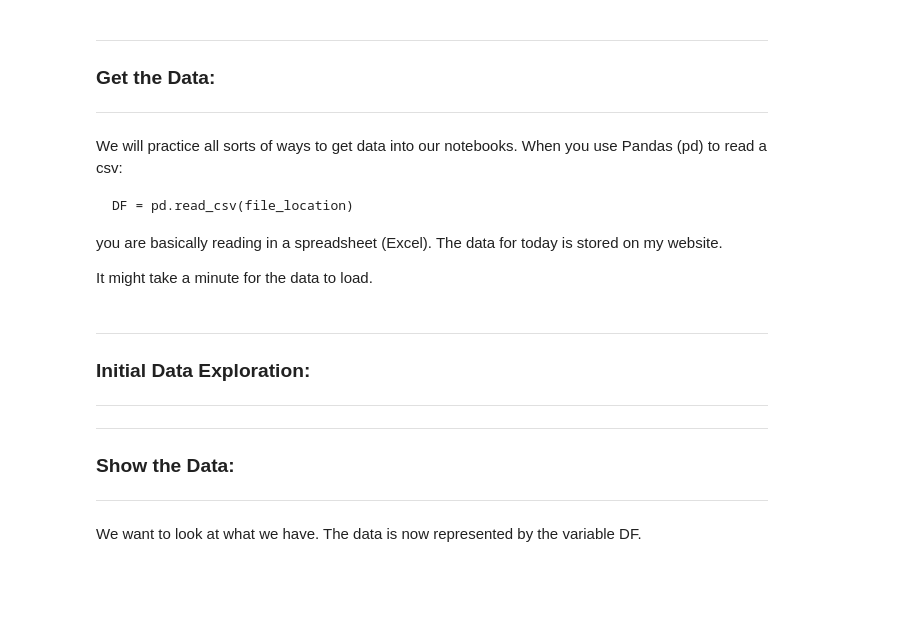
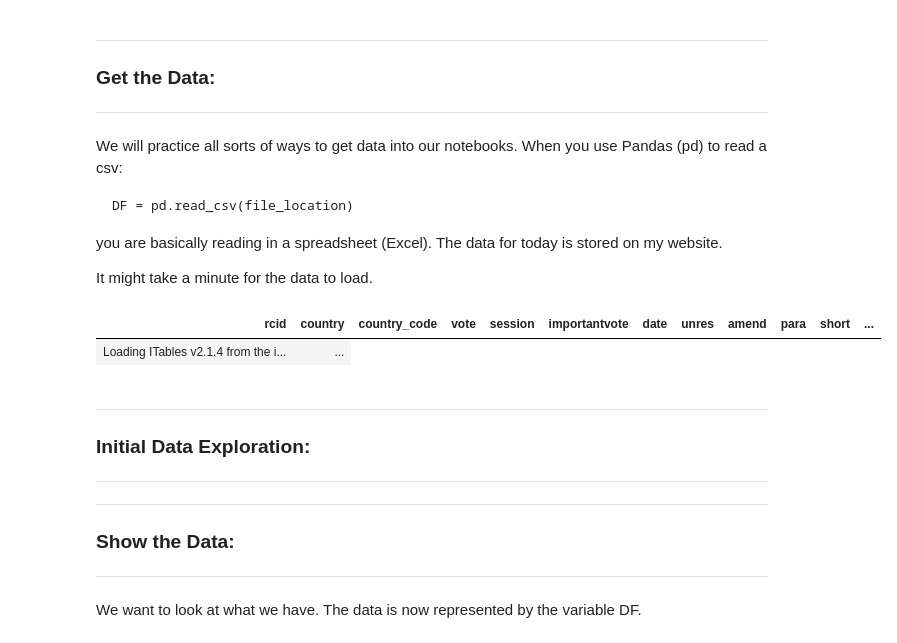
Before and after one commit to Kadegrothem/Day2, a Jupyter notebook: Day2-HW.ipynb, the cells around one changed output. Saved outputs shown, nothing was run; the diff lists cells and outputs as text; code cells hidden in the pictures; blank space fills up the shorter version.

```diff
--- a/Day2-HW.ipynb
+++ b/Day2-HW.ipynb
@@ -84,13 +90,16 @@ you are basically reading in a spreadsheet (Excel). The data for today is stored
 
 It might take a minute for the data to load.
 # %%
-# Copy and paste the code here:
 # Note this takes about a minute to run
 file_location = 'https://joannabieri.com/introdatascience/data/unvotes.csv'
 DF = pd.read_csv(file_location)
 years = [int(d.split('-')[0]) for d in DF['date']]
 DF['year'] = years
 DF = DF.drop('Unnamed: 0',axis=1)
+show(DF)
+# %% [output]
+| rcid | country | country_code | vote | session | importantvote | date | unres | amend | para | short | ... |
+| Loading ITables v2.1.4 from the i... | ... |
 # %% [markdown]
 
 -------------------------------
```
Also changed, not shown: parts of 9 cells of this notebook.
